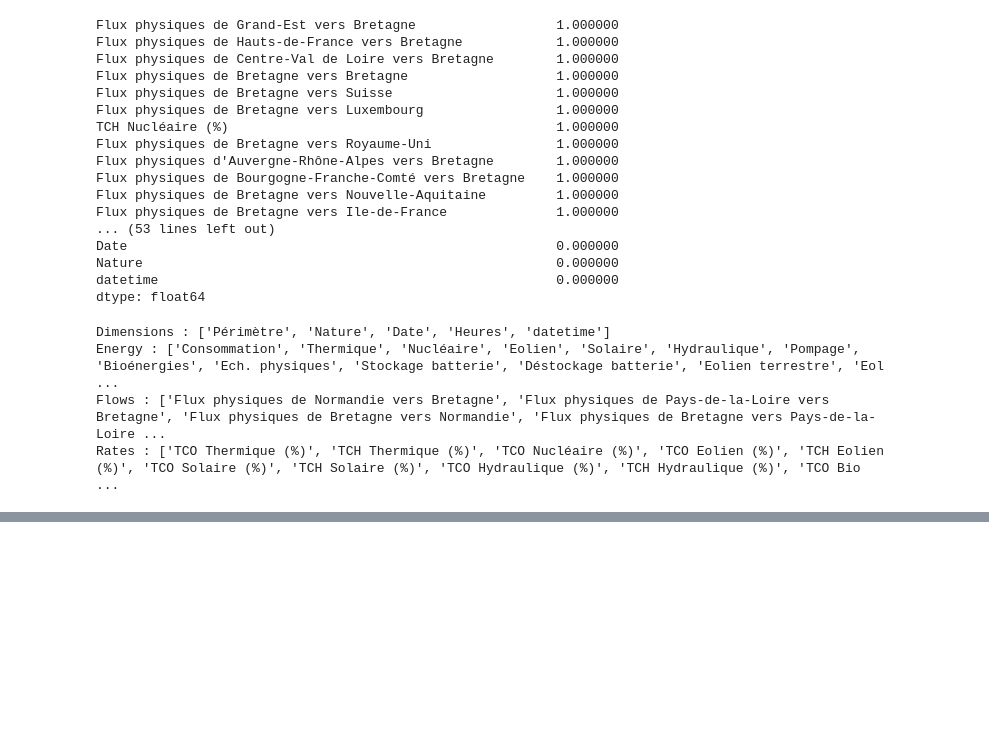
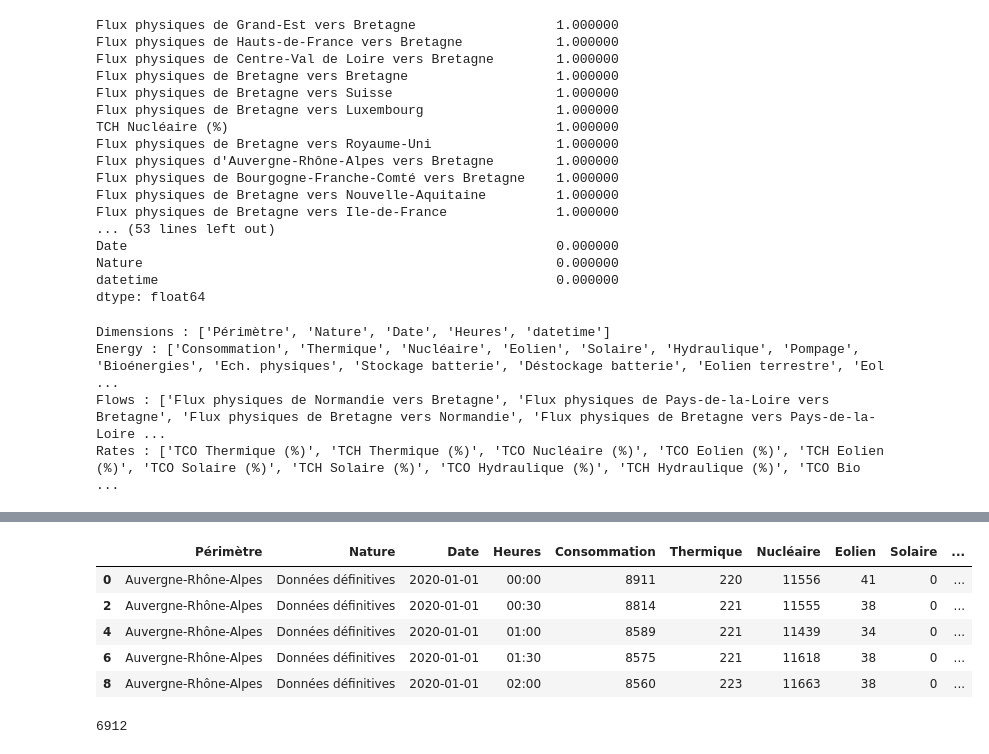
Before and after one commit to LIONPANJSHIR/rte-ille-et-vilaine-energy-analysis, a Jupyter notebook: scripts/notebooks/data_quality/00_staging_init.ipynb, the cells around one changed output, grey strips where cells are left out. Saved outputs shown, nothing was run; the diff lists cells and outputs as text; code cells hidden in the pictures; blank space fills up the shorter version.

```diff
--- a/scripts/notebooks/data_quality/00_staging_init.ipynb
+++ b/scripts/notebooks/data_quality/00_staging_init.ipynb
@@ -159,0 +256,40 @@ for file , data in filename.items() :
+# %%
+all_data = []
+
+for data in RAW_DATA.iterdir():
+    auvg_df = pd.read_csv(
+        data,
+        sep="\t",
+        encoding="latin1",
+        dtype=str,
+        na_values=["-", "", "NA", "N/A", "ND"],
+        keep_default_na=True,
+        index_col=False,
+    )
+
+    auvg_df = auvg_df.iloc[:-1].copy()
+
+    auvg_df = auvg_df.loc[:, ~auvg_df.columns.str.startswith("Unnamed")].copy()
+
+    auvg_df["datetime"] = pd.to_datetime(
+        auvg_df["Date"] + " " + auvg_df["Heures"], errors="coerce", dayfirst=True
+    )
+    auvg_df.drop(columns = ['Nature' ,'Date' ,"Heures"])
+
+    auvg_df.dropna(how="all" , axis=1 , inplace=True)
+    auvg_df = auvg_df[auvg_df["datetime"].dt.minute.isin([0, 30])].copy()
+    auvg_df = auvg_df.drop(index=0 , axis=0 , inplace=True)
+    auvg_df_cols = auvg_df.columns[~auvg_df.columns.str.contains('Flux')]
+    auvg_df= auvg_df[auvg_df_cols]
+
+    NUMERIC_VARS = test.columns[
+        ~test.columns.isin(
+            {"datetime", "Périmètre", }
+        )
+    ]
+
+
+for var in NUMERIC_VARS:
+    auvg_df[var] = auvg_df[var].astype(float)
+
+    all_data.append(auvg_df)
@@ -159,0 +456,15 @@ for file , data in filename.items() :
+# %%
+test = all_data[7]
+# %%
+test.head(5)
+# %% [output]
+|  | Périmètre | Nature | Date | Heures | Consommation | Thermique | Nucléaire | Eolien | Solaire | ... |
+| 0 | Auvergne-Rhône-Alpes | Données définitives | 2020-01-01 | 00:00 | 8911 | 220 | 11556 | 41 | 0 | ... |
+| 2 | Auvergne-Rhône-Alpes | Données définitives | 2020-01-01 | 00:30 | 8814 | 221 | 11555 | 38 | 0 | ... |
+| 4 | Auvergne-Rhône-Alpes | Données définitives | 2020-01-01 | 01:00 | 8589 | 221 | 11439 | 34 | 0 | ... |
+| 6 | Auvergne-Rhône-Alpes | Données définitives | 2020-01-01 | 01:30 | 8575 | 221 | 11618 | 38 | 0 | ... |
+| 8 | Auvergne-Rhône-Alpes | Données définitives | 2020-01-01 | 02:00 | 8560 | 223 | 11663 | 38 | 0 | ... |
+# %%
+len(test)
+# %% [output]
+6912
```
Also changed, not shown: parts of 16 cells of this notebook, 22 other files.
